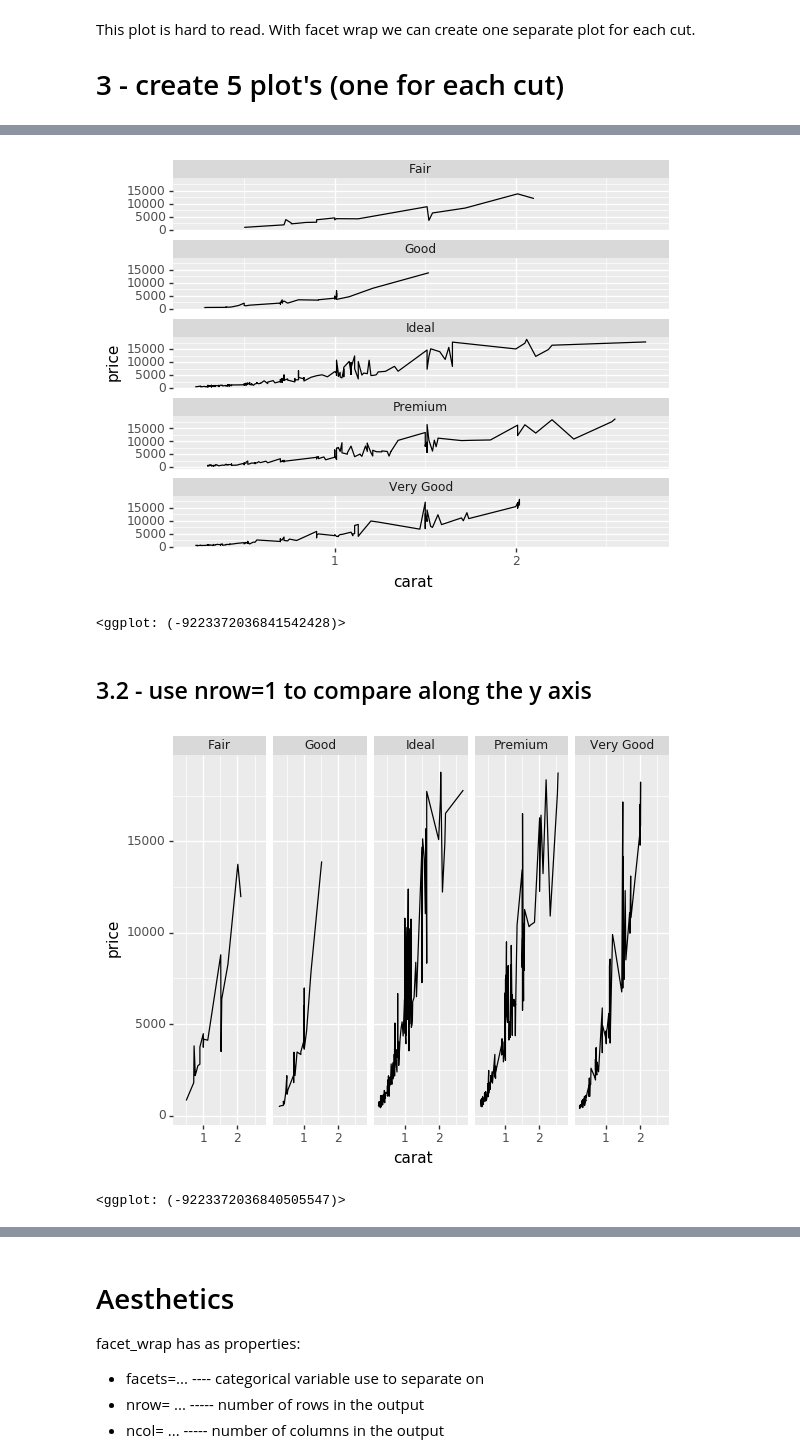
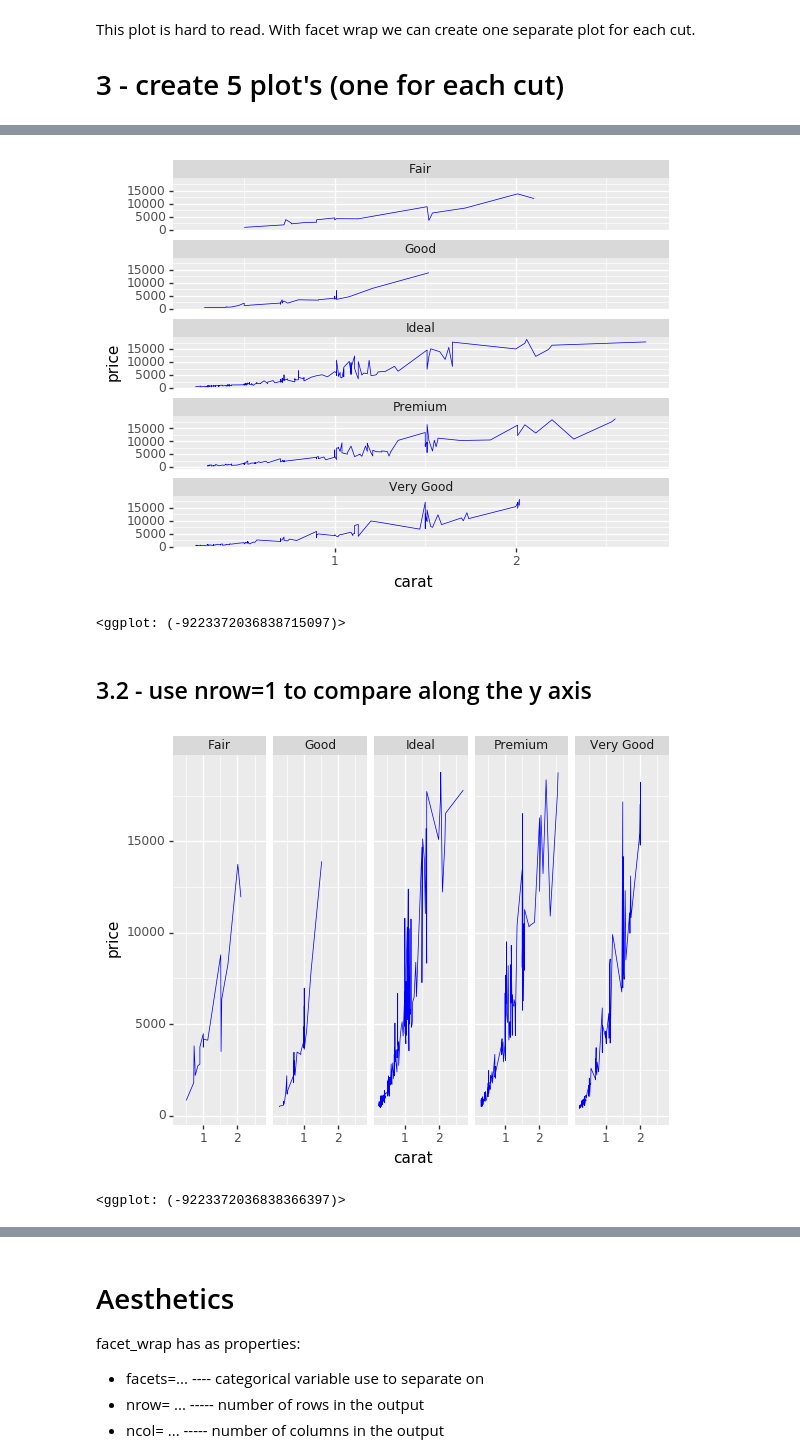
Before and after one commit to vilkoos/ggplot_cookbook, a Jupyter notebook: cookbook/600_facet_wrap.ipynb, the cells around one changed output, grey strips where cells are left out. Drawn from its saved outputs; the diff is of its cells as text; code cells hidden in the pictures.

```diff
--- a/cookbook/600_facet_wrap.ipynb
+++ b/cookbook/600_facet_wrap.ipynb
@@ -46,17 +46,17 @@ Note you can only use one of the two.
 ## 3.1 - use ncol=1 to compare along the x axis
 # %%
 ggplot(data=dia, mapping=aes(x='carat', y='price')) + \
-    geom_line() + \
+    geom_line(color='blue', size=0.3) + \
     facet_wrap(facets='cut', ncol=1)
 # %% [output]
-[figure, old version]
+[figure, new version]
-<ggplot: (-9223372036841542428)>
+<ggplot: (-9223372036838715097)>
 # %% [markdown]
 ## 3.2 - use nrow=1 to compare along the y axis
 # %%
 ggplot(data=dia, mapping=aes(x='carat', y='price')) + \
-    geom_line() + \
+    geom_line(color='blue', size=0.3) + \
     facet_wrap(facets='cut', nrow=1)
 # %% [output]
-[figure, old version]
+[figure, new version]
-<ggplot: (-9223372036840505547)>
+<ggplot: (-9223372036838366397)>
```
Also changed, not shown: parts of 9 cells of this notebook, 1 other file.
